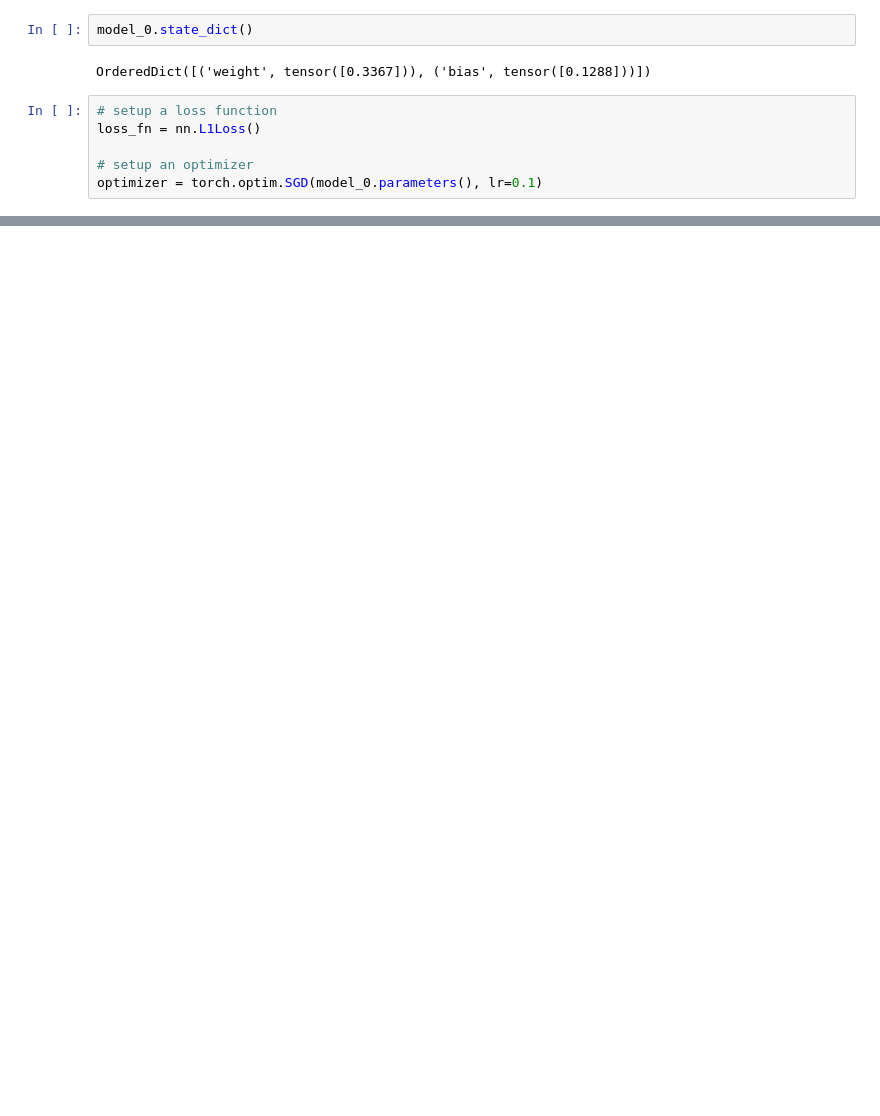
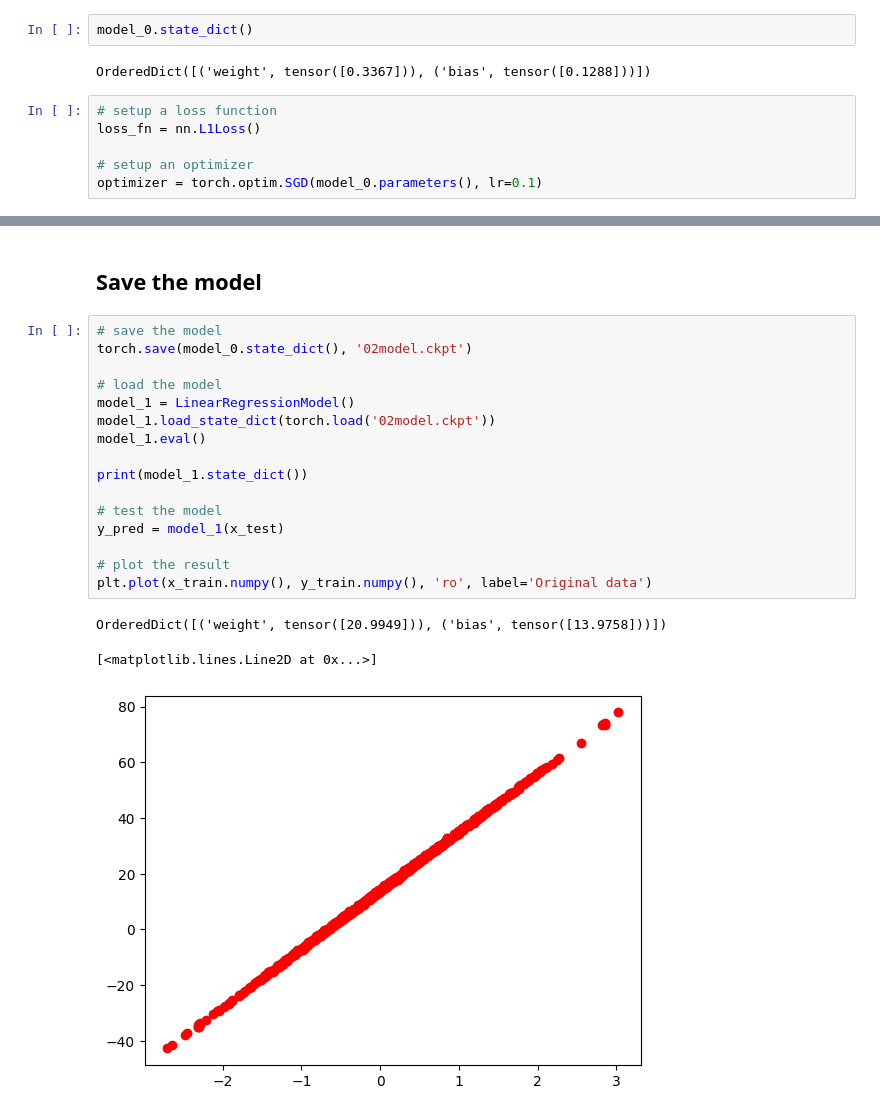
Before and after one commit to BytefishMedium/LearnDeepLearning, a Jupyter notebook: 02LinarRegressionModel.ipynb, the cells around one changed output, grey strips where cells are left out. Cells and saved outputs as stored; diff of their text form; blank space fills up the shorter version.

Commit message:
Save the model

```diff
--- a/02LinarRegressionModel.ipynb
+++ b/02LinarRegressionModel.ipynb
@@ -142,0 +143,22 @@ weight 20.993093490600586, bias 13.979422569274902
+# %% [markdown]
+## Save the model
+# %%
+# save the model
+torch.save(model_0.state_dict(), '02model.ckpt')
+
+# load the model
+model_1 = LinearRegressionModel()
+model_1.load_state_dict(torch.load('02model.ckpt'))
+model_1.eval()
+
+print(model_1.state_dict())
+
+# test the model
+y_pred = model_1(x_test)
+
+# plot the result
+plt.plot(x_train.numpy(), y_train.numpy(), 'ro', label='Original data')
+# %% [output]
+OrderedDict([('weight', tensor([20.9949])), ('bias', tensor([13.9758]))])
+[<matplotlib.lines.Line2D at 0x...>]
+[figure, added]
```
Also changed, not shown: parts of 4 cells of this notebook, 3 other files.
